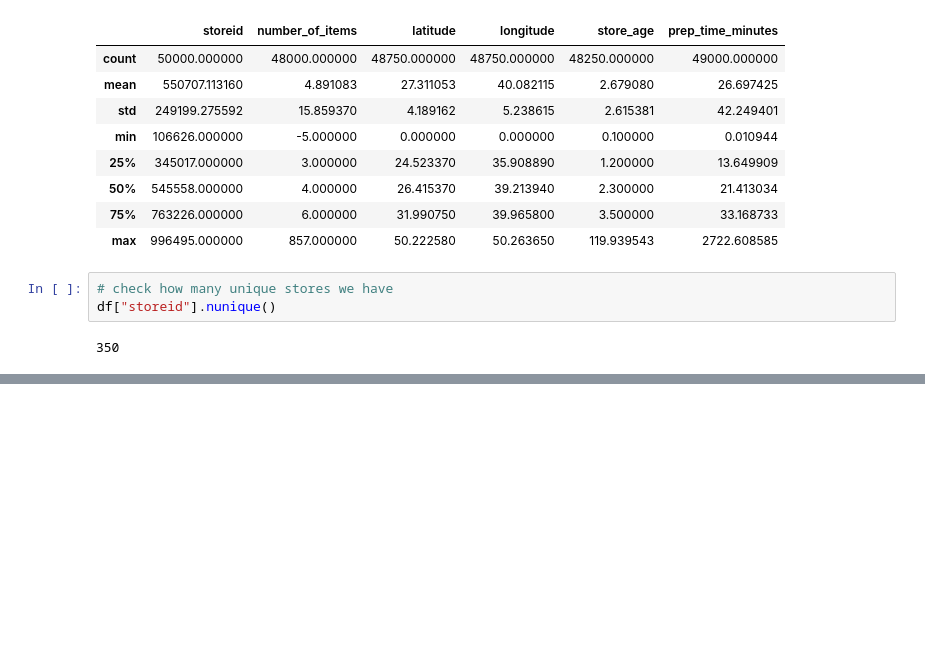
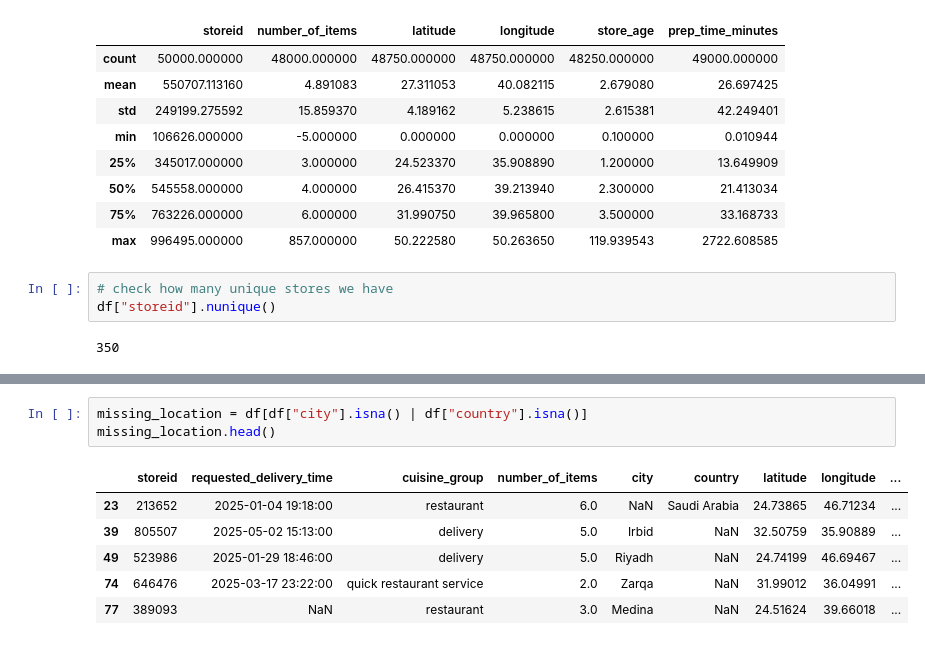
Before and after one commit to raghadkibrahim/food_prep_prediction, a Jupyter notebook: 01_data_cleaning.ipynb, the cells around one changed output, grey strips where cells are left out. Saved outputs shown, nothing was run; the diff lists cells and outputs as text; blank space fills up the shorter version.

```diff
--- a/01_data_cleaning.ipynb
+++ b/01_data_cleaning.ipynb
@@ -56,0 +127,10 @@ df["storeid"].nunique()
+# %%
+missing_location = df[df["city"].isna() | df["country"].isna()]
+missing_location.head()
+# %% [output]
+|  | storeid | requested_delivery_time | cuisine_group | number_of_items | city | country | latitude | longitude | ... |
+| 23 | 213652 | 2025-01-04 19:18:00 | restaurant | 6.0 | NaN | Saudi Arabia | 24.73865 | 46.71234 | ... |
+| 39 | 805507 | 2025-05-02 15:13:00 | delivery | 5.0 | Irbid | NaN | 32.50759 | 35.90889 | ... |
+| 49 | 523986 | 2025-01-29 18:46:00 | delivery | 5.0 | Riyadh | NaN | 24.74199 | 46.69467 | ... |
+| 74 | 646476 | 2025-03-17 23:22:00 | quick restaurant service | 2.0 | Zarqa | NaN | 31.99012 | 36.04991 | ... |
+| 77 | 389093 | NaN | restaurant | 3.0 | Medina | NaN | 24.51624 | 39.66018 | ... |
```
Also changed, not shown: parts of 43 cells of this notebook.
